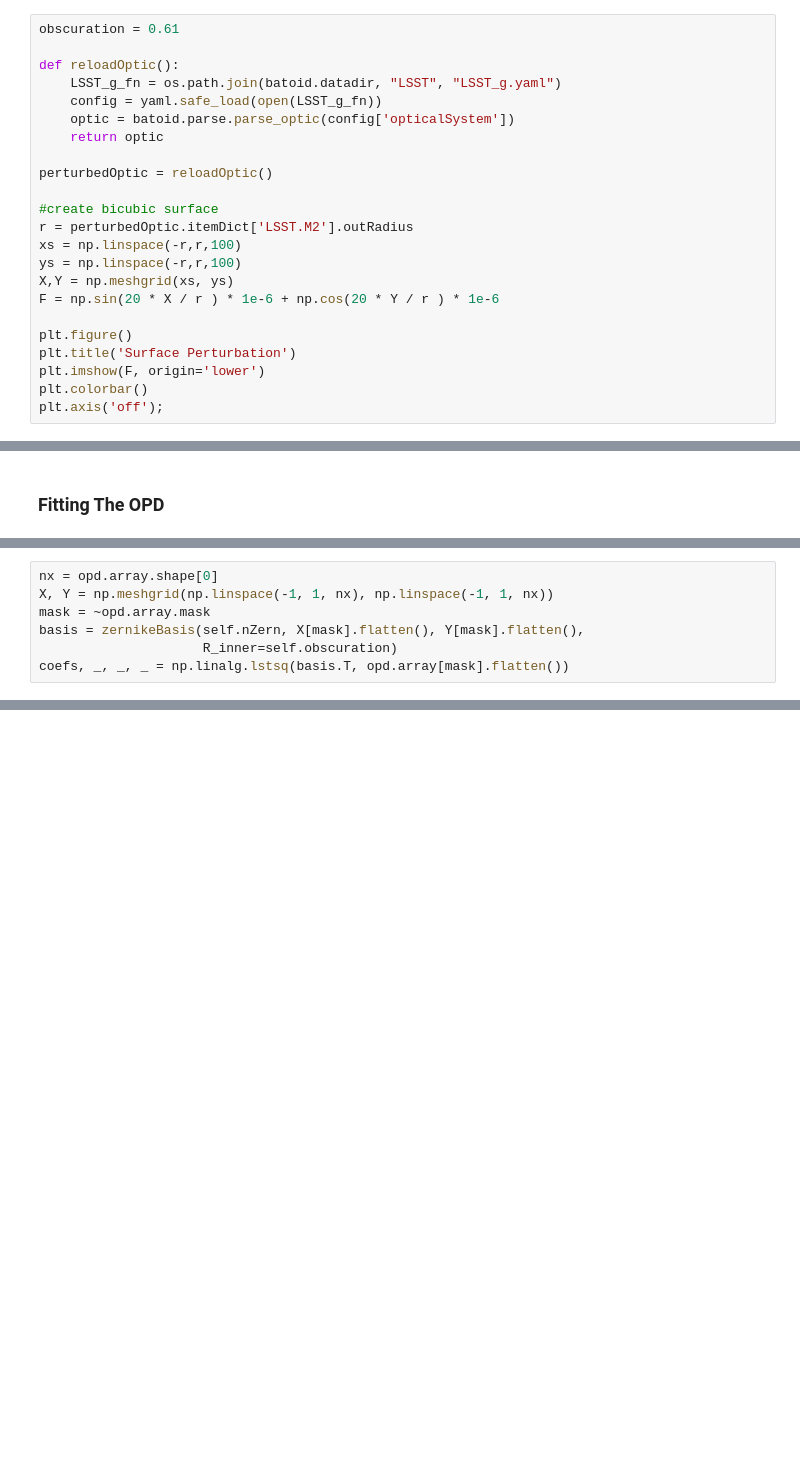
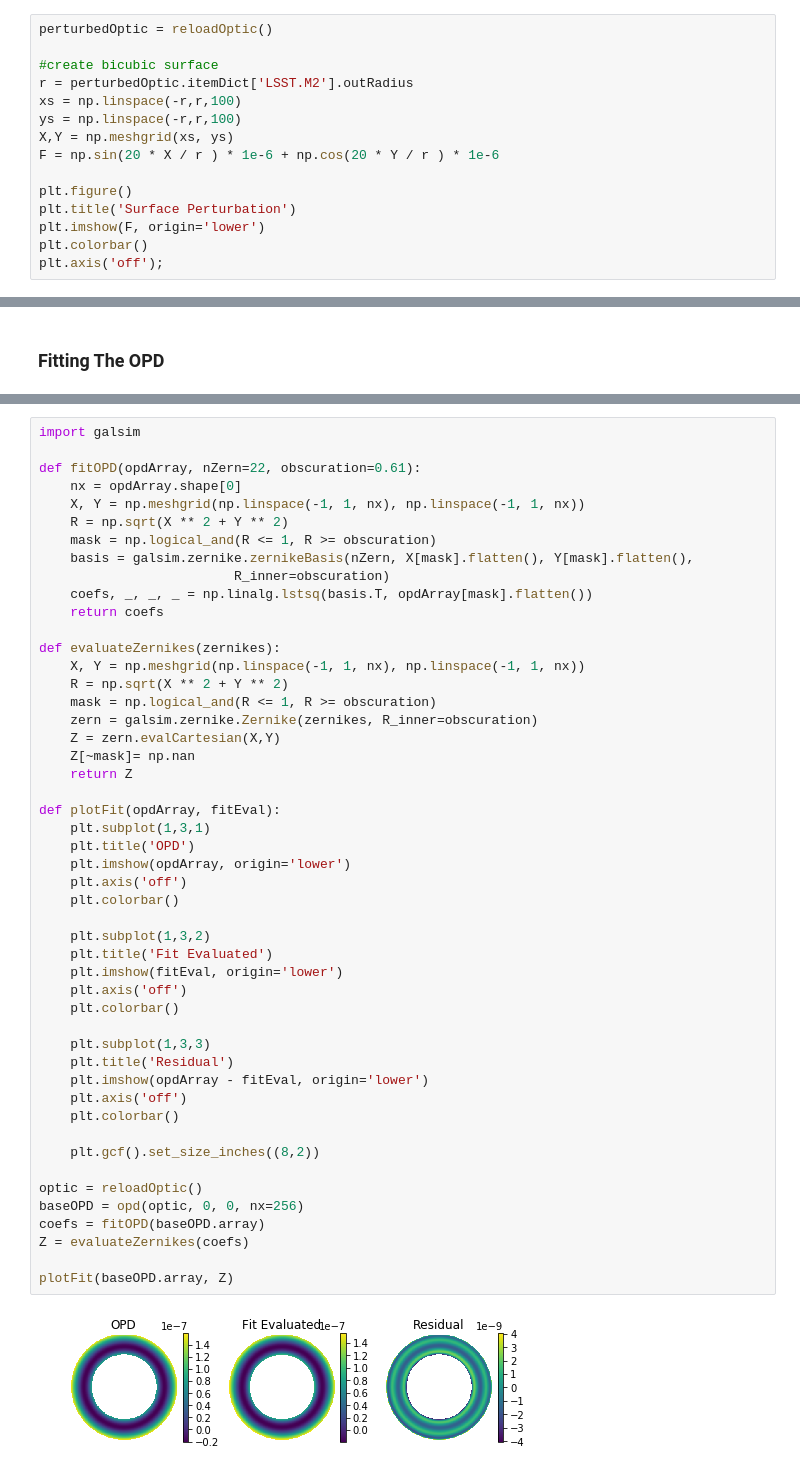
Before and after one commit to davidthomas5412/ForwardModelingLSSTDonuts, a Jupyter notebook: notebooks/RaytracingAndFittingTheOPD.ipynb, the cells around one changed output, grey strips where cells are left out. Cells and saved outputs as stored; diff of their text form; blank space fills up the shorter version.

```diff
--- a/notebooks/RaytracingAndFittingTheOPD.ipynb
+++ b/notebooks/RaytracingAndFittingTheOPD.ipynb
@@ -516,12 +585,4 @@ plotDifference(before, after)
 # %%
-obscuration = 0.61
-
-def reloadOptic():
-    LSST_g_fn = os.path.join(batoid.datadir, "LSST", "LSST_g.yaml")
-    config = yaml.safe_load(open(LSST_g_fn))
-    optic = batoid.parse.parse_optic(config['opticalSystem'])
-    return optic
-
 perturbedOptic = reloadOptic()
 
 #create bicubic surface
@@ -577,7 +617,0 @@ import galsim
-# %%
-nx = opd.array.shape[0]
-X, Y = np.meshgrid(np.linspace(-1, 1, nx), np.linspace(-1, 1, nx))
-mask = ~opd.array.mask
-basis = zernikeBasis(self.nZern, X[mask].flatten(), Y[mask].flatten(),
-                     R_inner=self.obscuration)
-coefs, _, _, _ = np.linalg.lstsq(basis.T, opd.array[mask].flatten())
@@ -583,0 +622,51 @@ coefs, _, _, _ = np.linalg.lstsq(basis.T, opd.array[mask].flatten())
+# %%
+import galsim
+
+def fitOPD(opdArray, nZern=22, obscuration=0.61):
+    nx = opdArray.shape[0]
+    X, Y = np.meshgrid(np.linspace(-1, 1, nx), np.linspace(-1, 1, nx))
+    R = np.sqrt(X ** 2 + Y ** 2)
+    mask = np.logical_and(R <= 1, R >= obscuration)
+    basis = galsim.zernike.zernikeBasis(nZern, X[mask].flatten(), Y[mask].flatten(),
+                         R_inner=obscuration)
+    coefs, _, _, _ = np.linalg.lstsq(basis.T, opdArray[mask].flatten())
+    return coefs
+
+def evaluateZernikes(zernikes):
+    X, Y = np.meshgrid(np.linspace(-1, 1, nx), np.linspace(-1, 1, nx))
+    R = np.sqrt(X ** 2 + Y ** 2)
+    mask = np.logical_and(R <= 1, R >= obscuration)
+    zern = galsim.zernike.Zernike(zernikes, R_inner=obscuration)
+    Z = zern.evalCartesian(X,Y)
+    Z[~mask]= np.nan
+    return Z
+
+def plotFit(opdArray, fitEval):
+    plt.subplot(1,3,1)
+    plt.title('OPD')
+    plt.imshow(opdArray, origin='lower')
+    plt.axis('off')
+    plt.colorbar()
+
+    plt.subplot(1,3,2)
+    plt.title('Fit Evaluated')
+    plt.imshow(fitEval, origin='lower')
+    plt.axis('off')
+    plt.colorbar()
+
+    plt.subplot(1,3,3)
+    plt.title('Residual')
+    plt.imshow(opdArray - fitEval, origin='lower')
+    plt.axis('off')
+    plt.colorbar()
+
+    plt.gcf().set_size_inches((8,2))
+
+optic = reloadOptic()
+baseOPD = opd(optic, 0, 0, nx=256)
+coefs = fitOPD(baseOPD.array)
+Z = evaluateZernikes(coefs)
+
+plotFit(baseOPD.array, Z)
+# %% [output]
+[figure, added]
```
Also changed, not shown: parts of 27 cells of this notebook.
